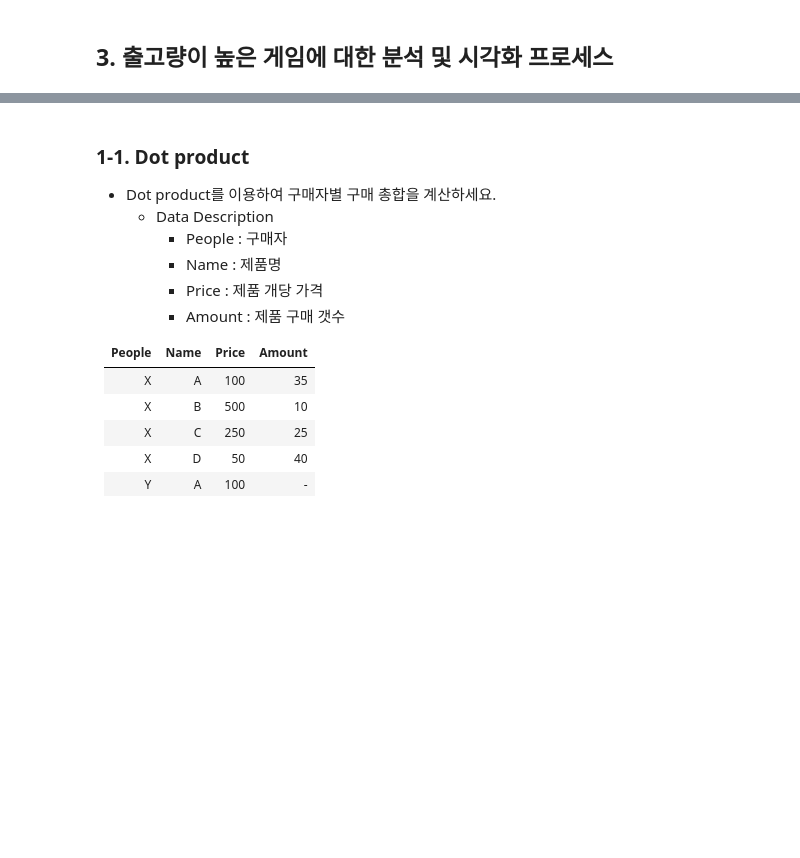
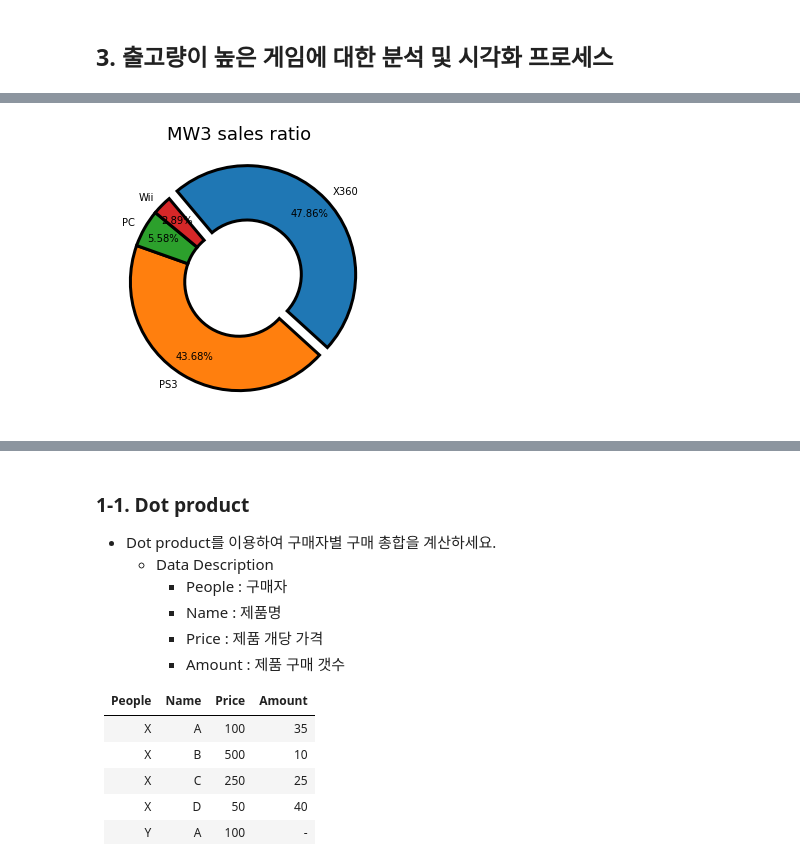
Before and after one commit to sbtmsk/project1, a Jupyter notebook: project1.ipynb, the cells around one changed output, grey strips where cells are left out. Cells and saved outputs as stored; diff of their text form; code cells hidden in the pictures; blank space fills up the shorter version.

```diff
--- a/project1.ipynb
+++ b/project1.ipynb
@@ -506,0 +620,2 @@ Name: sum_Sales, Length: 11136, dtype: float64
+# %%
+mw3 = mw3.sort_values('sum_Sales',ascending = False)
@@ -506,0 +630,18 @@ Name: sum_Sales, Length: 11136, dtype: float64
+# %%
+X360 = mw3.sum_Sales.iloc[0]
+PS3 = mw3.sum_Sales.iloc[1]
+PC = mw3.sum_Sales.iloc[2]
+Wii = mw3.sum_Sales.iloc[3]
+
+ratio = [X360,PS3,PC,Wii]
+labels = ['X360','PS3','PC','Wii']
+
+exp = [0.1,0,0,0]
+w = {"edgecolor": "black", "linewidth":3, "width":0.5}
+plt.figure(figsize=(5, 5))
+plt.pie(ratio, labels = labels, startangle=130,pctdistance=0.8,counterclock = False, explode=exp, autopct='%.2f%%',wedgeprops=w)
+plt.title("MW3 sales ratio", fontsize=18)
+
+plt.show()
+# %% [output]
+[figure, added]
```
Also changed, not shown: parts of 32 cells of this notebook.
